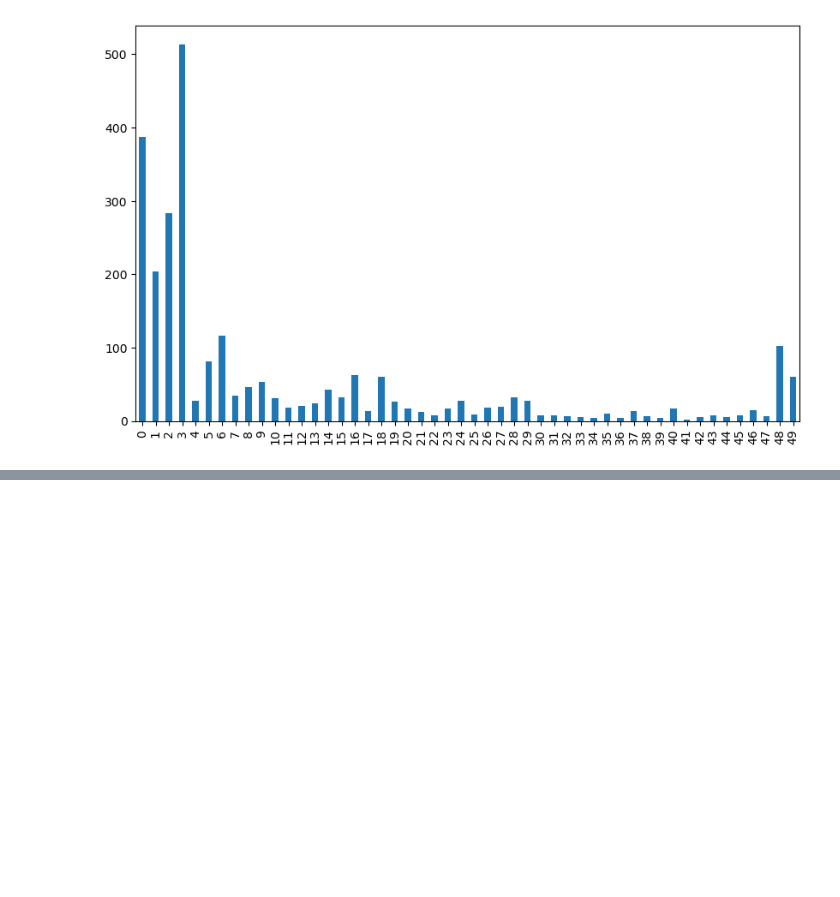
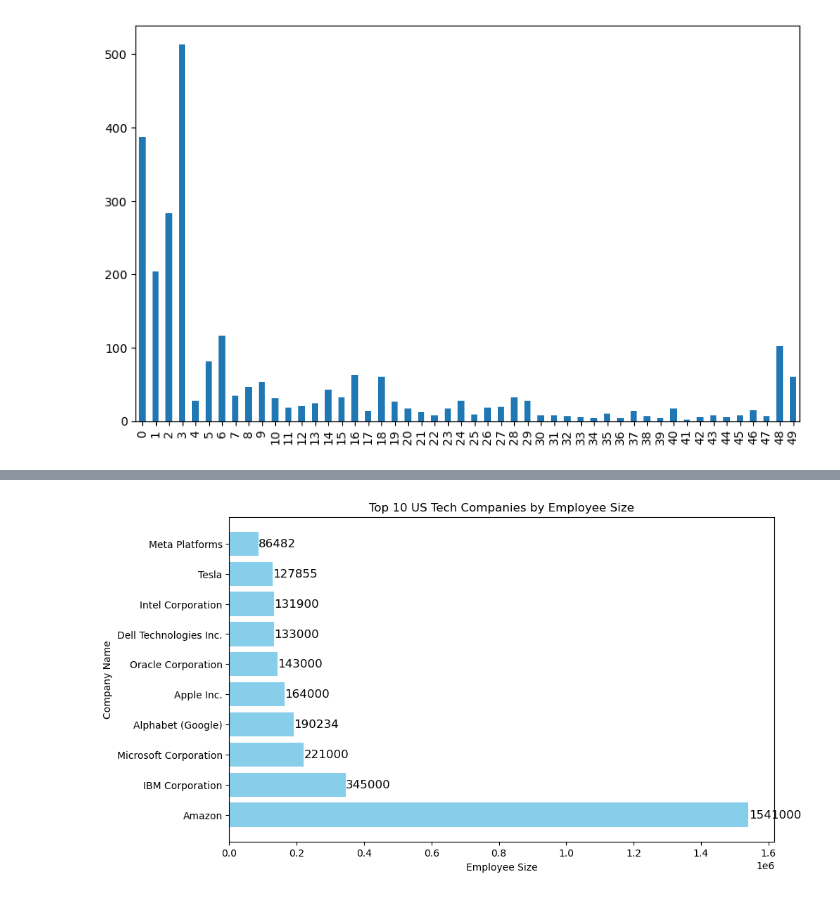
Before and after one commit to 26thavenue/us_tech_top50_companies, a Jupyter notebook: index.ipynb, the cells around one changed output, grey strips where cells are left out. Cells and saved outputs as stored; diff of their text form; code cells hidden in the pictures; blank space fills up the shorter version.

```diff
--- a/index.ipynb
+++ b/index.ipynb
@@ -96,0 +61,20 @@ data.query(" `HQ State` == 'California' and `Sector` == 'Software Infrastructure
+# %%
+def plotBarPlot(variable1, constraint1, constraint2,labelx, labely, title):
+    plt.figure(figsize=(10, 6))
+    bars = plt.barh(variable1[constraint1], variable1[constraint2], color='skyblue', edgecolor='none')
+    plt.xlabel(labelx)
+    plt.ylabel(labely)
+    plt.title(title)
+    plt.gca().invert_yaxis()  # Invert the y-axis to display the largest company at the top
+
+    for bar in bars:
+        width = bar.get_width()
+        label_x = width + 500  # Adjust the position of the label
+        plt.text(label_x, bar.get_y() + bar.get_height()/2, f'{int(width)}', va='center', fontsize=12)
+
+    plt.show()
+# %%
+top_10_employee = sort_employee_size[-10:]
+plotBarPlot(top_10_employee,'Company Name', 'Employee Size', 'Employee Size', 'Company Name','Top 10 US Tech Companies by Employee Size')
+# %% [output]
+[figure, added]
```
Also changed, not shown: parts of 7 cells of this notebook, 5 other files.
